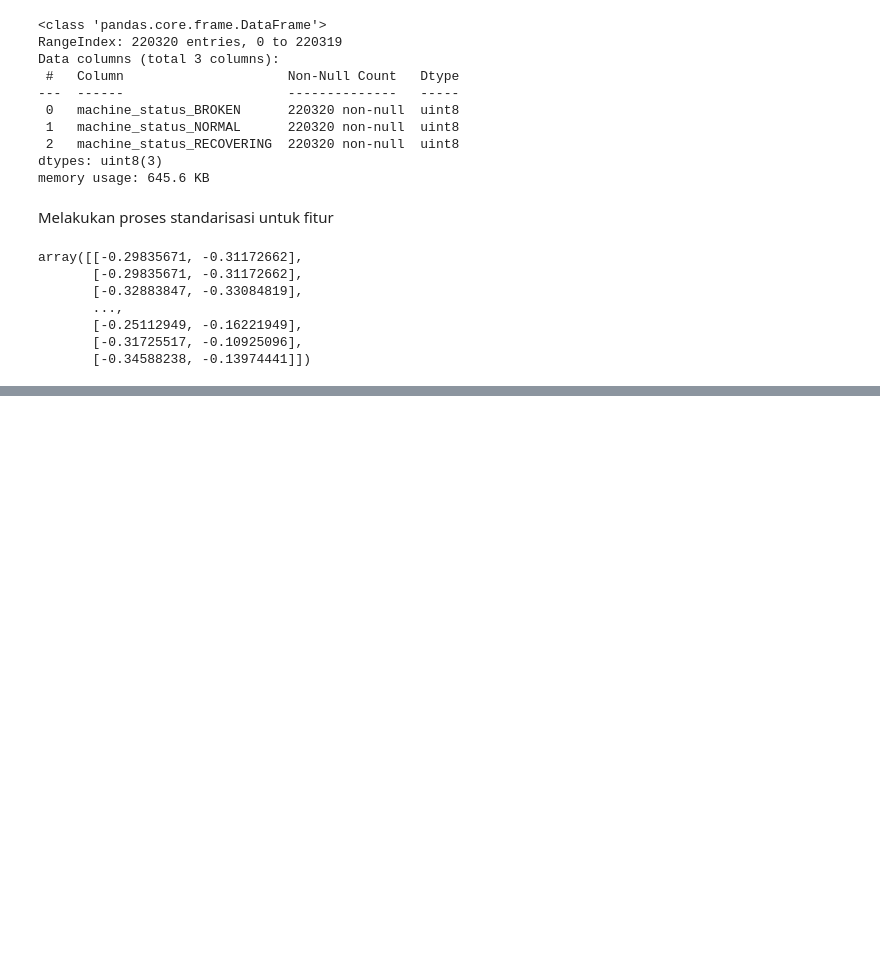
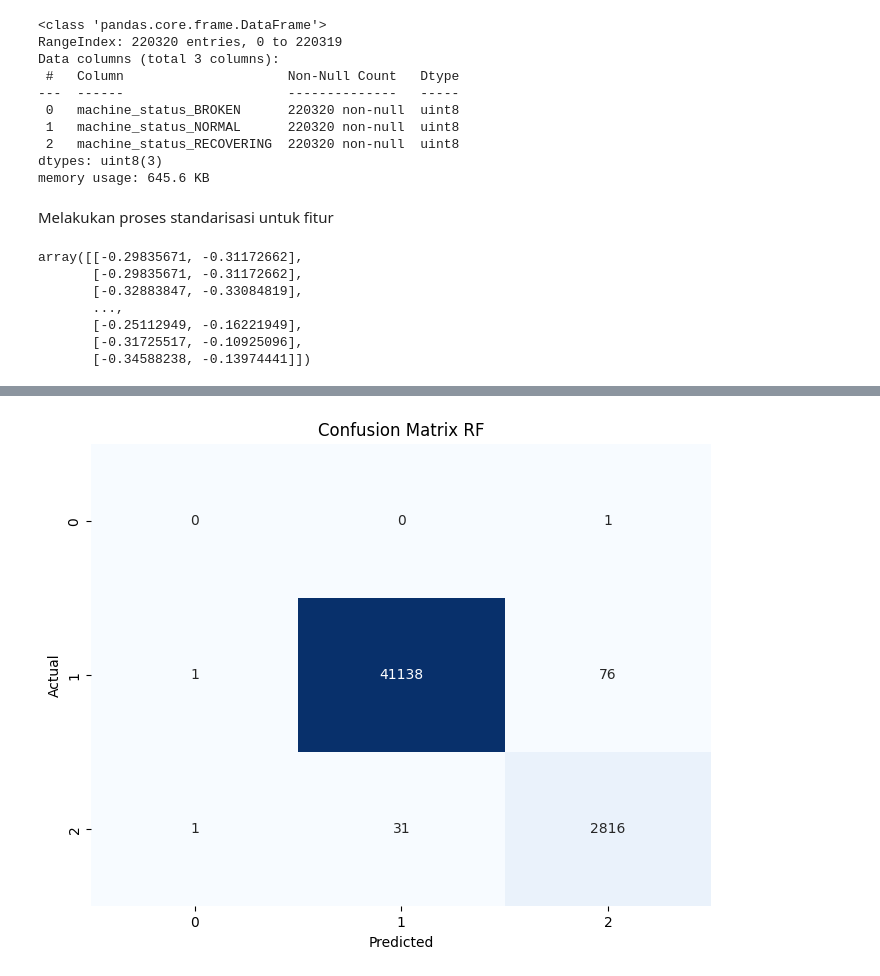
Before and after one commit to rubyw177/sensor-status-classification, a Jupyter notebook: sensor_status_classification.ipynb, the cells around one changed output, grey strips where cells are left out. Drawn from its saved outputs; the diff is of its cells as text; code cells hidden in the pictures; blank space fills up the shorter version.

Commit message:
Added model dev and evaluation

```diff
--- a/sensor_status_classification.ipynb
+++ b/sensor_status_classification.ipynb
@@ -378,0 +394,11 @@ array([[-0.29835671, -0.31172662],
+# %%
+# combine train data and take every class' features before oversampling
+train_data = pd.concat([X_train, y_train], axis=1)
+
+broken = train_data[train_data.machine_status_BROKEN==1]
+recover = train_data[train_data.machine_status_RECOVERING==1]
+normal = train_data[train_data.machine_status_NORMAL==1]
+
+print(f'Total # of sample in broken class: {len(broken)}')
+print(f'Total # of sample in recover class: {len(recover)}')
+print(f'Total # of sample in normal class: {len(normal)}')
@@ -378,0 +448,3 @@ array([[-0.29835671, -0.31172662],
+# %%
+X_train_resampled = oversampled_combined_df.loc[:, "sensor_pca_1":"sensor_pca_2"]
+y_train_resampled = oversampled_combined_df.loc[:, "machine_status_BROKEN":"machine_status_RECOVERING"]
@@ -378,0 +477,7 @@ array([[-0.29835671, -0.31172662],
+# %%
+from sklearn.ensemble import RandomForestClassifier
+
+rf_clf = RandomForestClassifier(n_estimators=150, max_depth=20, random_state=0)
+rf_clf.fit(X_train_resampled, y_train_resampled)
+
+models.loc['train_mse','RandomForest'] = mean_squared_error(y_pred = rf_clf.predict(X_train_resampled), y_true=y_train_resampled)
@@ -378,0 +515,14 @@ array([[-0.29835671, -0.31172662],
+# %%
+from sklearn.metrics import confusion_matrix, classification_report
+
+y_pred = rf_clf.predict(X_test)
+
+y_pred_cm = np.argmax(y_pred, axis=1)
+y_test_cm = np.argmax(y_test.values, axis=1)
+
+y_pred_cm
+y_test_cm
+cm = confusion_matrix(y_test_cm, y_pred_cm)
+
+print("Confusion Matrix RF:\n", cm)
+print("\nRF Classification Report:\n", classification_report(y_test_cm, y_pred_cm))
@@ -378,0 +545,9 @@ array([[-0.29835671, -0.31172662],
+# %%
+plt.figure(figsize=(8, 6))
+sns.heatmap(cm, annot=True, fmt='d', cmap='Blues', cbar=False)
+plt.xlabel('Predicted')
+plt.ylabel('Actual')
+plt.title('Confusion Matrix RF')
+plt.show()
+# %% [output]
+[figure, added]
```
Also changed, not shown: parts of 20 cells of this notebook.
